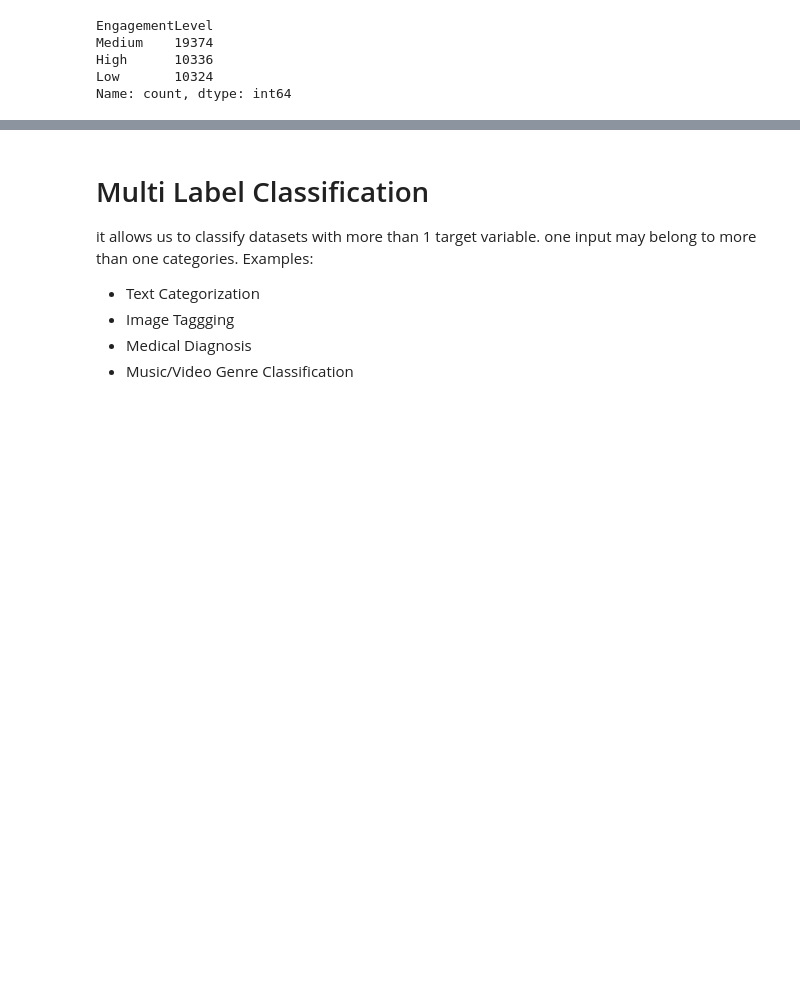
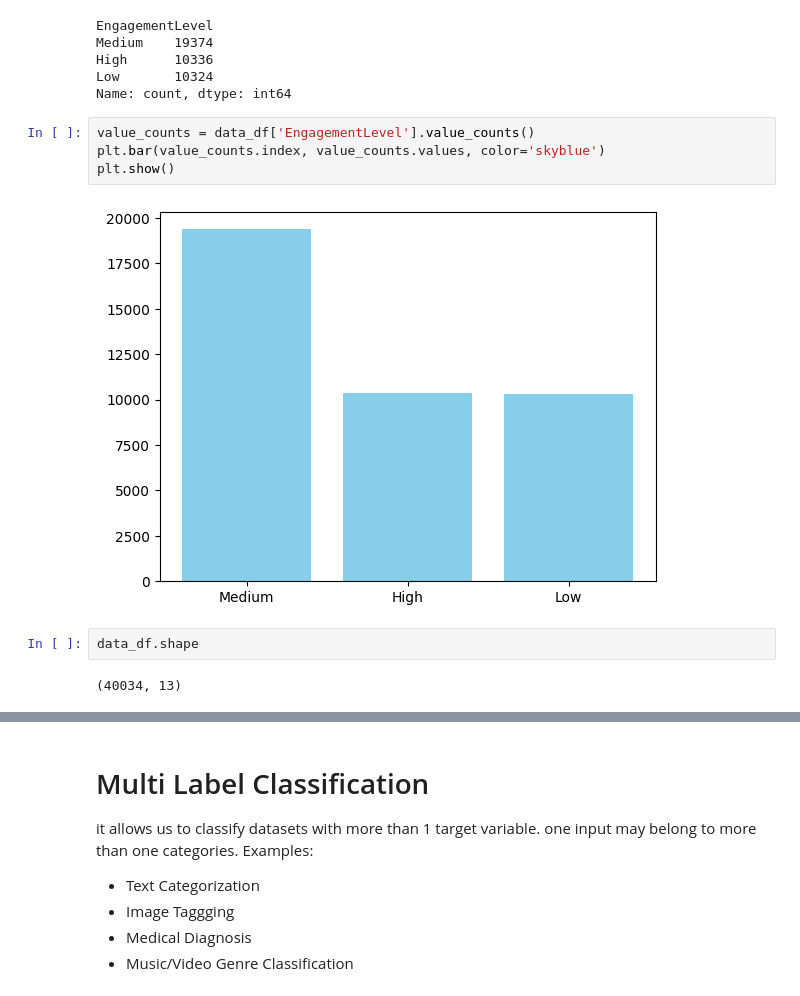
Before and after one commit to vivekkhillar/ML-practice, a Jupyter notebook: Day 25 17-07-2025/File 2 Supervised Learning- Classification July Batch1.ipynb, the cells around one changed output, grey strips where cells are left out. Cells and saved outputs as stored; diff of their text form; blank space fills up the shorter version.

```diff
--- a/Day 25 17-07-2025/File 2 Supervised Learning- Classification July Batch1.ipynb
+++ b/Day 25 17-07-2025/File 2 Supervised Learning- Classification July Batch1.ipynb
@@ -33,3 +36,13 @@ Medium    19374
 High      10336
 Low       10324
 Name: count, dtype: int64
+# %%
+value_counts = data_df['EngagementLevel'].value_counts()
+plt.bar(value_counts.index, value_counts.values, color='skyblue')
+plt.show()
+# %% [output]
+[figure, added]
+# %%
+data_df.shape
+# %% [output]
+(40034, 13)
```
Also changed, not shown: parts of 32 cells of this notebook, 2 other files.
